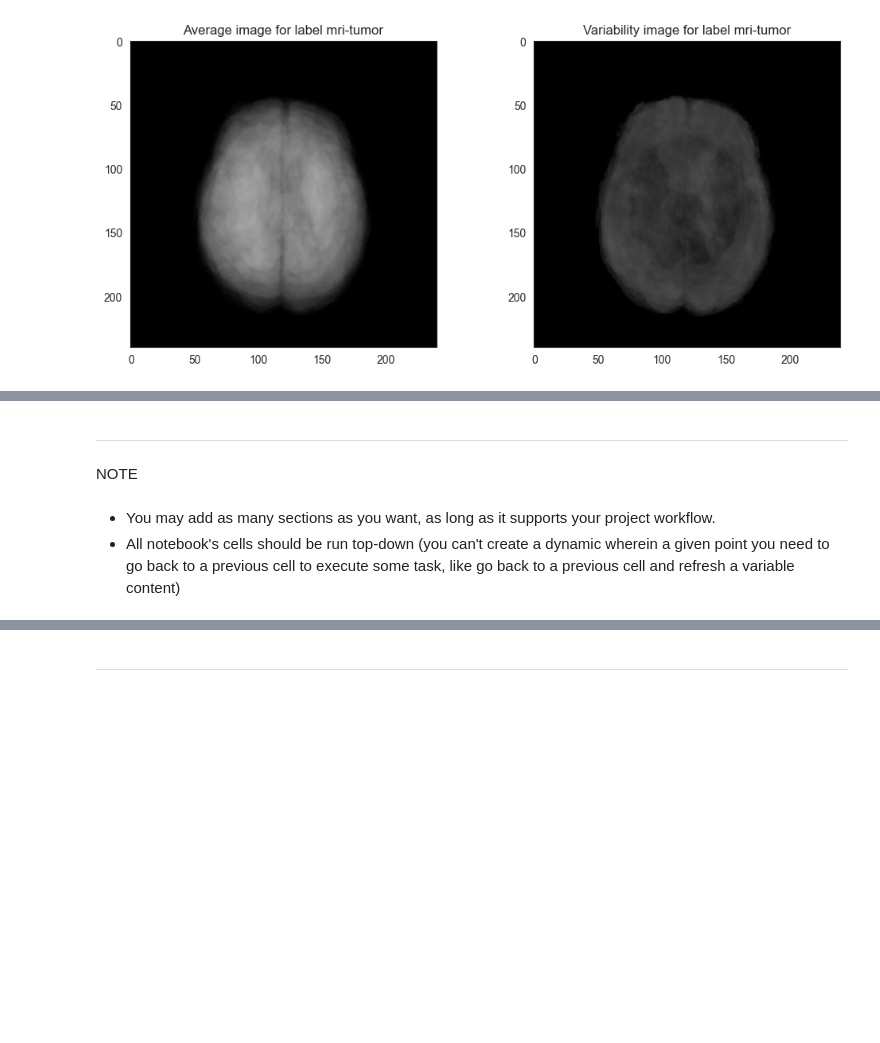
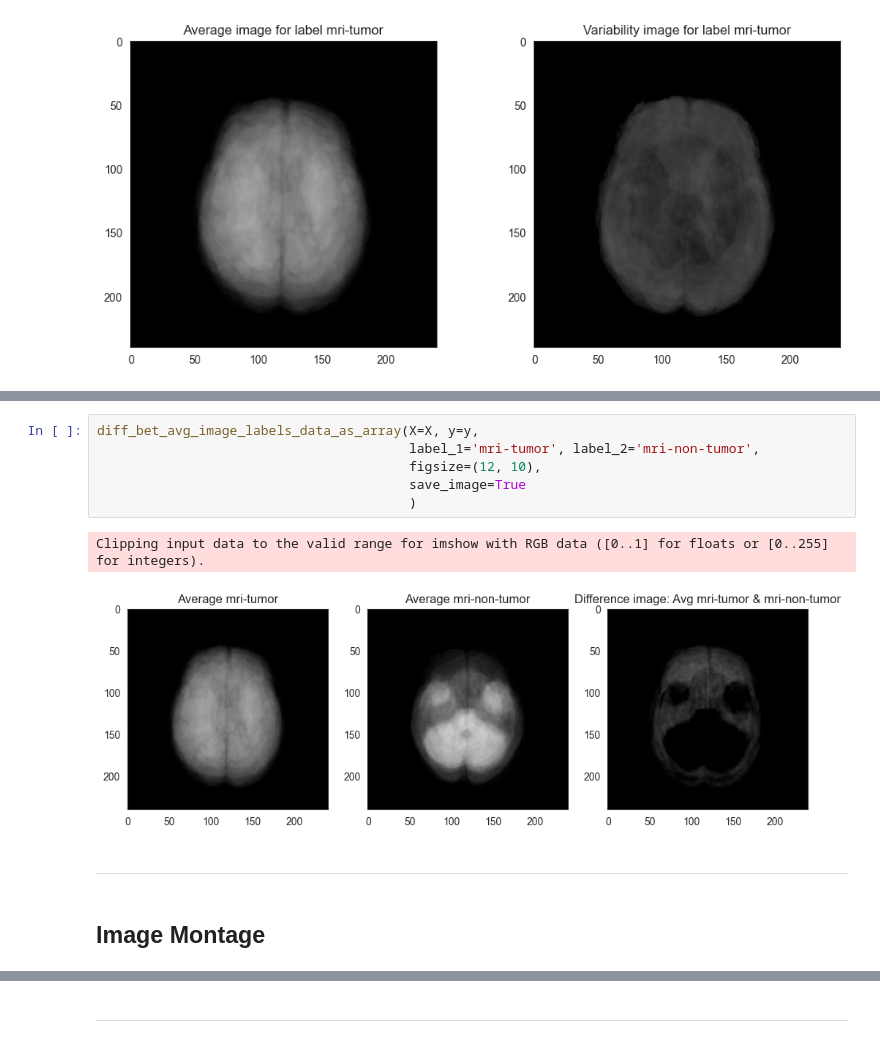
Before and after one commit to tomdu3/brain-tumor-detect, a Jupyter notebook: jupyter_notebooks/02_data_visualization.ipynb, the cells around one changed output, grey strips where cells are left out. Saved outputs shown, nothing was run; the diff lists cells and outputs as text; blank space fills up the shorter version.

Commit message:
Add image average difference and image montage

```diff
--- a/jupyter_notebooks/02_data_visualization.ipynb
+++ b/jupyter_notebooks/02_data_visualization.ipynb
@@ -231,7 +276,13 @@ Image Shape: (240, 240, 3)
+# %%
+diff_bet_avg_image_labels_data_as_array(X=X, y=y,
+                                        label_1='mri-tumor', label_2='mri-non-tumor',
+                                        figsize=(12, 10),
+                                        save_image=True
+                                        )
+# %% [output]
+Clipping input data to the valid range for imshow with RGB data ([0..1] for floats or [0..255] for integers).
+[figure, added]
 # %% [markdown]
 ---
-# %% [markdown]
-NOTE
-# %% [markdown]
-* You may add as many sections as you want, as long as it supports your project workflow.
-* All notebook's cells should be run top-down (you can't create a dynamic wherein a given point you need to go back to a previous cell to execute some task, like go back to a previous cell and refresh a variable content)
+# %% [markdown]
+## Image Montage
```
Also changed, not shown: parts of 15 cells of this notebook, 2 other files.
